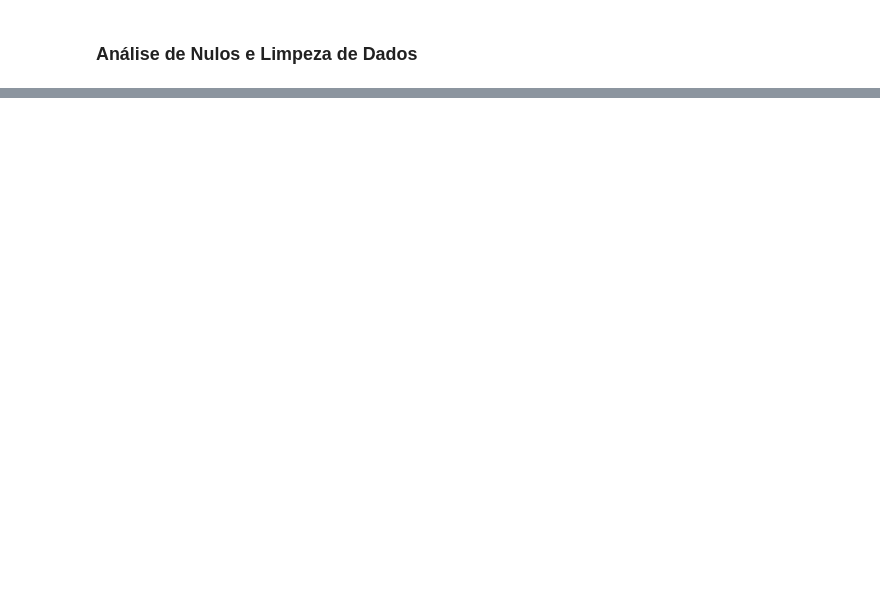
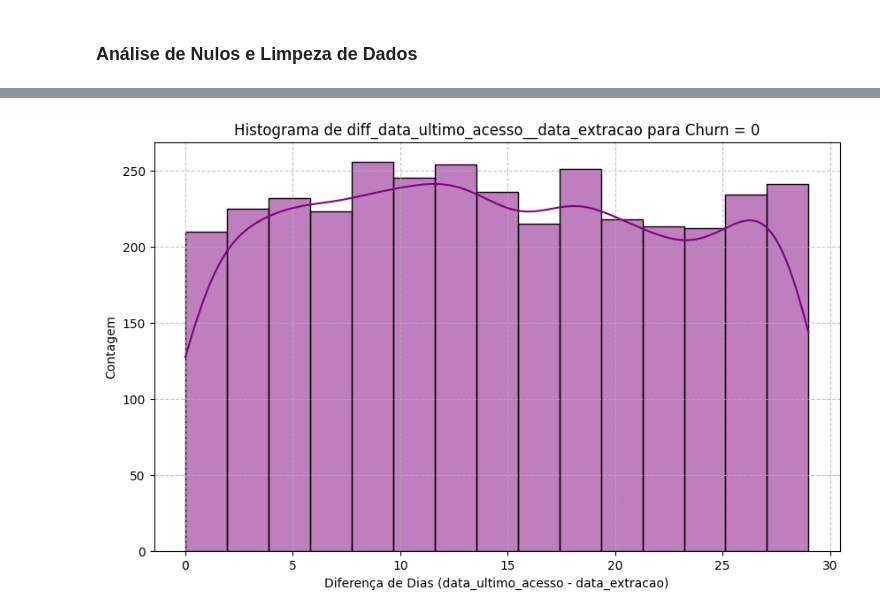
Before and after one commit to Gisela-Marcon/streaming_churn, a Jupyter notebook: notebooks/Estatística_I.ipynb, the cells around one changed output, grey strips where cells are left out. Drawn from its saved outputs; the diff is of its cells as text; code cells hidden in the pictures; blank space fills up the shorter version.

```diff
--- a/notebooks/Estatística_I.ipynb
+++ b/notebooks/Estatística_I.ipynb
@@ -98,0 +514,12 @@ display(df[df['regiao'] == '?'].head())
+# %%
+# Filtrar o DataFrame df_filtrado para remover linhas onde a idade é menor que 18 ou maior que 90
+initial_rows_filtered = len(df_filtrado)
+df_filtrado = df_filtrado[(df_filtrado['idade'] >= 18) & (df_filtrado['idade'] <= 90)].copy()
+final_rows_filtered = len(df_filtrado)
+
+print(f"Linhas em df_filtrado antes do filtro de idade: {initial_rows_filtered}")
+print(f"Linhas em df_filtrado após o filtro de idade: {final_rows_filtered}")
+print(f"Foram removidas {initial_rows_filtered - final_rows_filtered} linhas por idade fora do intervalo [18, 90].")
+
+print("\nPrimeiras 5 linhas do DataFrame df_filtrado após o filtro de idade:")
+display(df_filtrado.head())
@@ -98,0 +580,12 @@ display(df[df['regiao'] == '?'].head())
+# %%
+# Dividir por 100 os valores da coluna 'valor_mensal' que são maiores que 1900
+print("Valores de 'valor_mensal' antes da divisão:")
+display(df_filtrado[df_filtrado['valor_mensal'] > 1900][['valor_mensal']].head())
+
+df_filtrado.loc[df_filtrado['valor_mensal'] > 1900, 'valor_mensal'] = df_filtrado['valor_mensal'] / 100
+
+print("\nPrimeiras 5 linhas do DataFrame df_filtrado após a divisão (onde aplicável):")
+display(df_filtrado.head())
+
+print("\nValores de 'valor_mensal' após a divisão (exibindo os modificados):")
+display(df_filtrado[df_filtrado['valor_mensal'] > 19][['valor_mensal']].head()) # Assuming 19 is a threshold to show modified high values
@@ -98,0 +627,17 @@ display(df[df['regiao'] == '?'].head())
+# %%
+import matplotlib.pyplot as plt
+import seaborn as sns
+
+# Filtrar o DataFrame para churn == 0
+df_churn_0 = df_filtrado[df_filtrado['churn'] == 0]
+
+# Criar o histograma para 'diff_data_ultimo_acesso__data_extracao' onde churn é 0
+plt.figure(figsize=(10, 6))
+sns.histplot(df_churn_0['diff_data_ultimo_acesso__data_extracao'].dropna(), kde=True, color='purple')
+plt.title('Histograma de diff_data_ultimo_acesso__data_extracao para Churn = 0')
+plt.xlabel('Diferença de Dias (data_ultimo_acesso - data_extracao)')
+plt.ylabel('Contagem')
+plt.grid(True, linestyle='--', alpha=0.7)
+plt.show()
+# %% [output]
+[figure, added]
```
Also changed, not shown: parts of 26 cells of this notebook.
